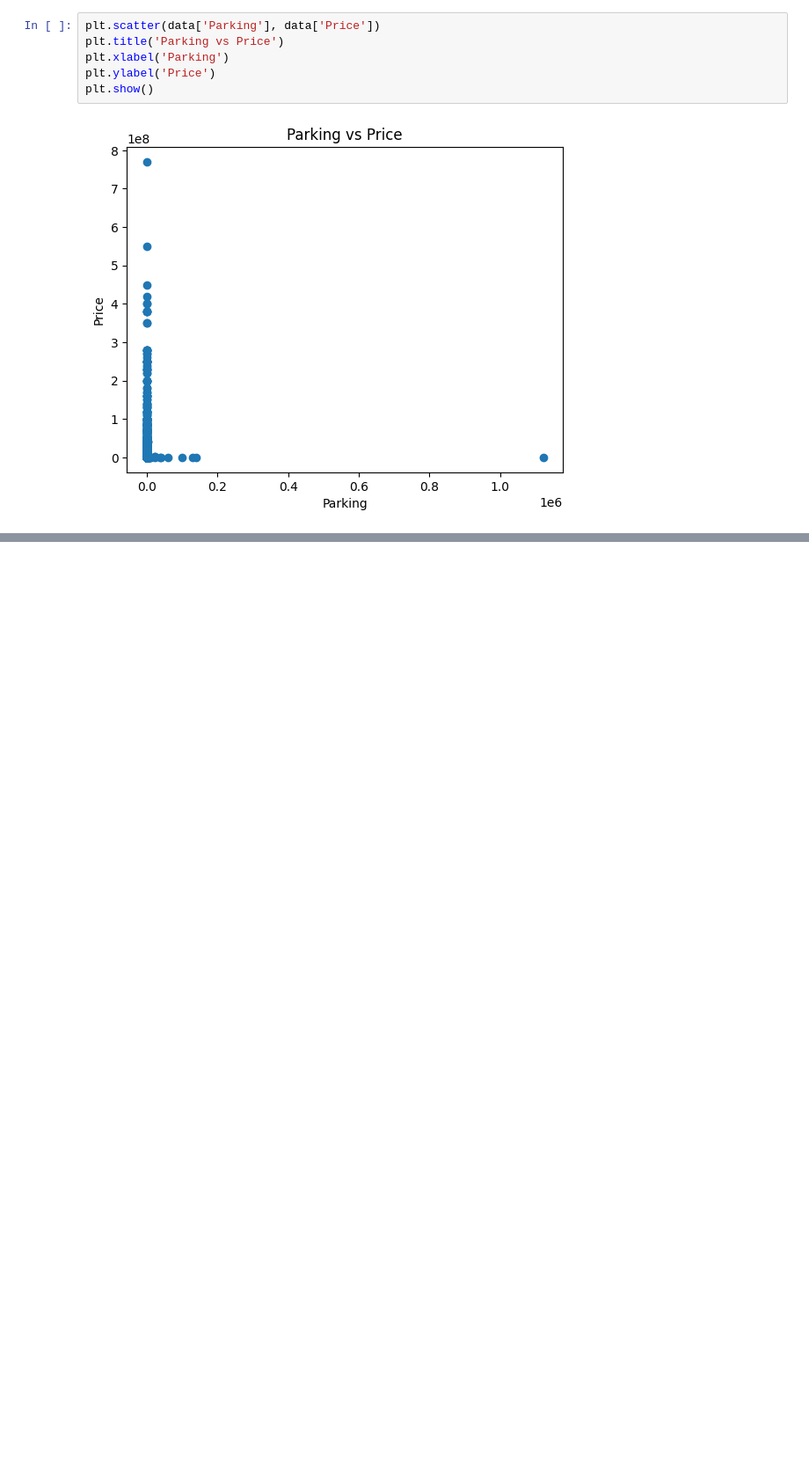
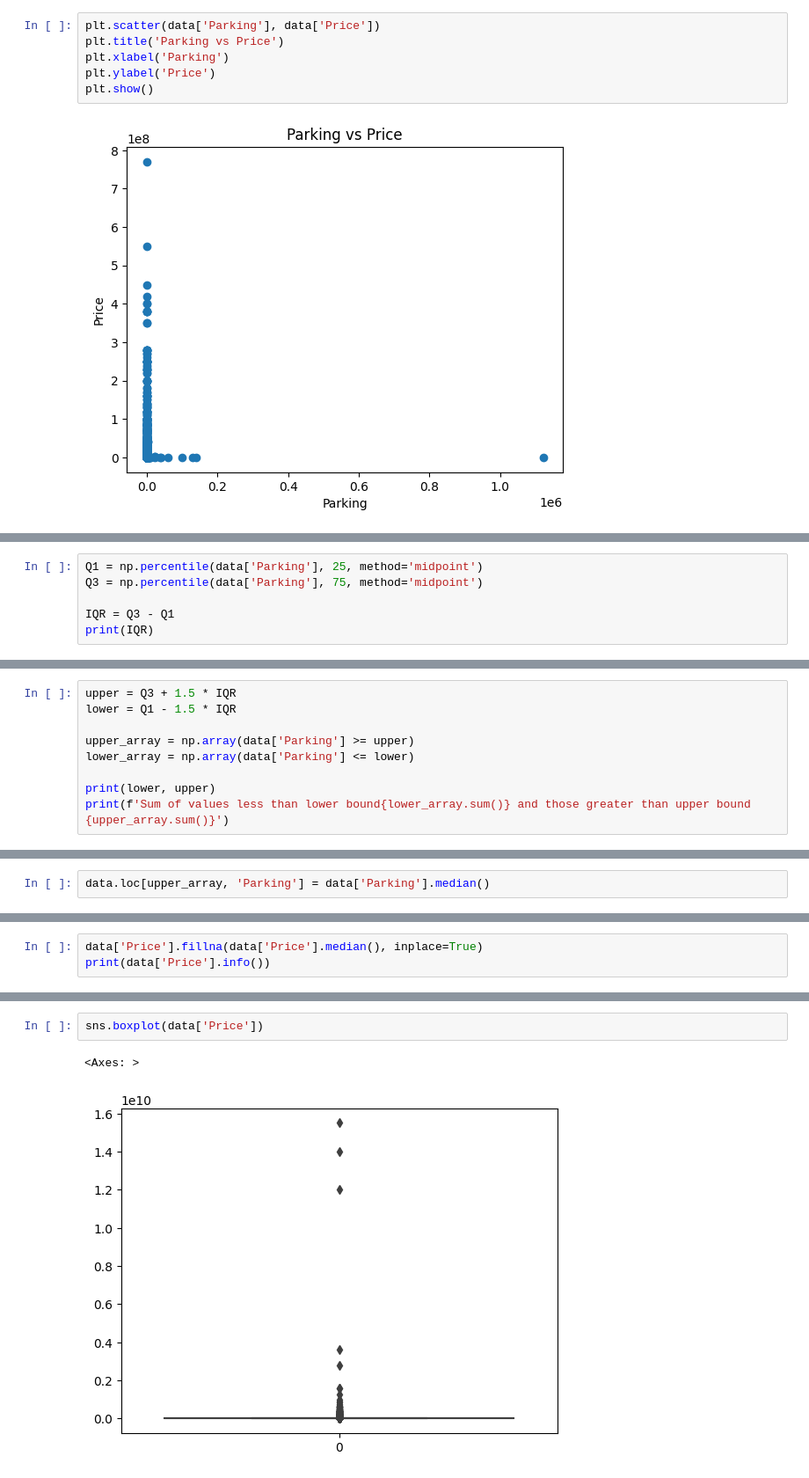
Before and after one commit to Mburu-Elvis/NairobiRentPrices, a Jupyter notebook: eda_housing_nairobi.ipynb, the cells around one changed output, grey strips where cells are left out. Shown at 88% size. Saved outputs shown, nothing was run; the diff lists cells and outputs as text; blank space fills up the shorter version.

```diff
--- a/eda_housing_nairobi.ipynb
+++ b/eda_housing_nairobi.ipynb
@@ -459,0 +494,6 @@ for i in data['Parking']:
+# %%
+Q1 = np.percentile(data['Parking'], 25, method='midpoint')
+Q3 = np.percentile(data['Parking'], 75, method='midpoint')
+
+IQR = Q3 - Q1
+print(IQR)
@@ -459,0 +502,9 @@ for i in data['Parking']:
+# %%
+upper = Q3 + 1.5 * IQR
+lower = Q1 - 1.5 * IQR
+
+upper_array = np.array(data['Parking'] >= upper)
+lower_array = np.array(data['Parking'] <= lower)
+
+print(lower, upper)
+print(f'Sum of values less than lower bound{lower_array.sum()} and those greater than upper bound {upper_array.sum()}')
@@ -459,0 +514,2 @@ for i in data['Parking']:
+# %%
+data.loc[upper_array, 'Parking'] = data['Parking'].median()
@@ -459,0 +581,3 @@ for i in data['Parking']:
+# %%
+data['Price'].fillna(data['Price'].median(), inplace=True)
+print(data['Price'].info())
@@ -459,0 +594,5 @@ for i in data['Parking']:
+# %%
+sns.boxplot(data['Price'])
+# %% [output]
+<Axes: >
+[figure, added]
```
Also changed, not shown: parts of 24 cells of this notebook.
